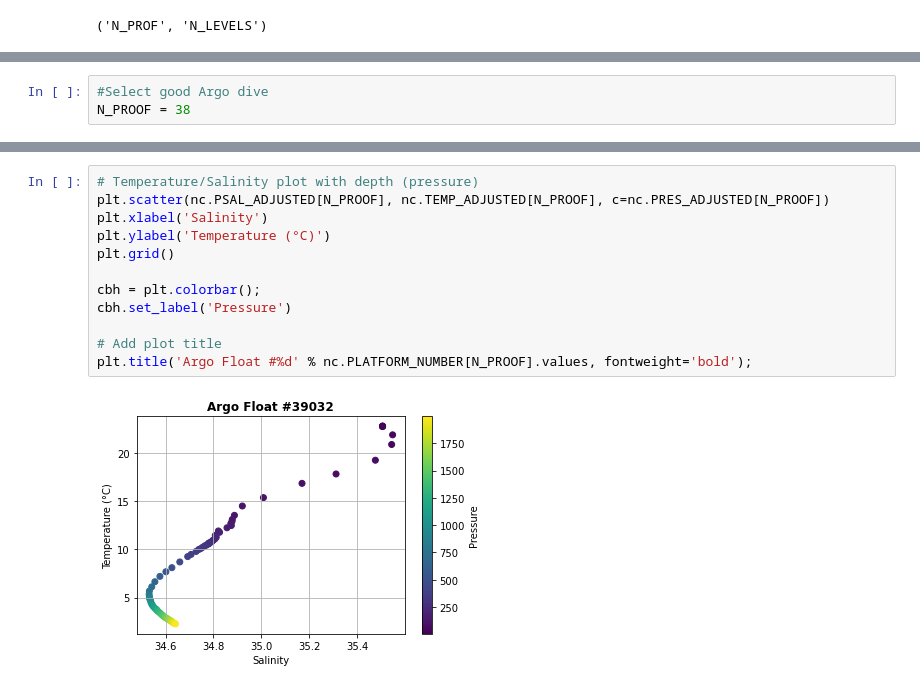
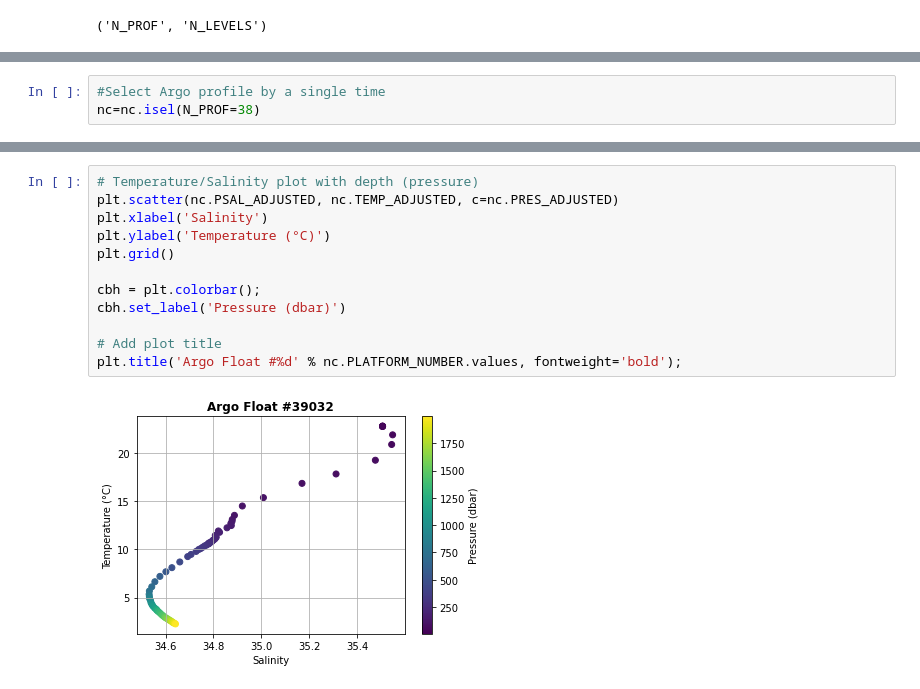
Before and after one commit to oceanhackweek/ohw22-proj-plot_this_and_that, a Jupyter notebook: notebooks/IMOS_Argo_plot.ipynb, the cells around one changed output, grey strips where cells are left out. Saved outputs shown, nothing was run; the diff lists cells and outputs as text.

```diff
--- a/notebooks/IMOS_Argo_plot.ipynb
+++ b/notebooks/IMOS_Argo_plot.ipynb
@@ -51,8 +51,8 @@ plt.gca().invert_yaxis()
 # %% [output]
 [figure]
 # %%
-#Select good Argo dive
-N_PROOF = 38
+#Select Argo profile by a single time
+nc=nc.isel(N_PROF=38)
 # %%
 # Temperature and Salinity plot example
 fig, (ax1,ax2) = plt.subplots(1,2, sharey=True, figsize=(10,6))
@@ -73,14 +80,14 @@ fig.suptitle('Argo Float #%d' % nc.PLATFORM_NUMBER[N_PROOF].values, fontweight='
 # %%
 # Temperature/Salinity plot with depth (pressure)
-plt.scatter(nc.PSAL_ADJUSTED[N_PROOF], nc.TEMP_ADJUSTED[N_PROOF], c=nc.PRES_ADJUSTED[N_PROOF])
+plt.scatter(nc.PSAL_ADJUSTED, nc.TEMP_ADJUSTED, c=nc.PRES_ADJUSTED)
 plt.xlabel('Salinity')
 plt.ylabel('Temperature (°C)')
 plt.grid()
 
 cbh = plt.colorbar();
-cbh.set_label('Pressure')
+cbh.set_label('Pressure (dbar)')
 
 # Add plot title
-plt.title('Argo Float #%d' % nc.PLATFORM_NUMBER[N_PROOF].values, fontweight='bold');
+plt.title('Argo Float #%d' % nc.PLATFORM_NUMBER.values, fontweight='bold');
 # %% [output]
-[figure, old version]
+[figure, new version]
```
Also changed, not shown: parts of 5 cells of this notebook.
